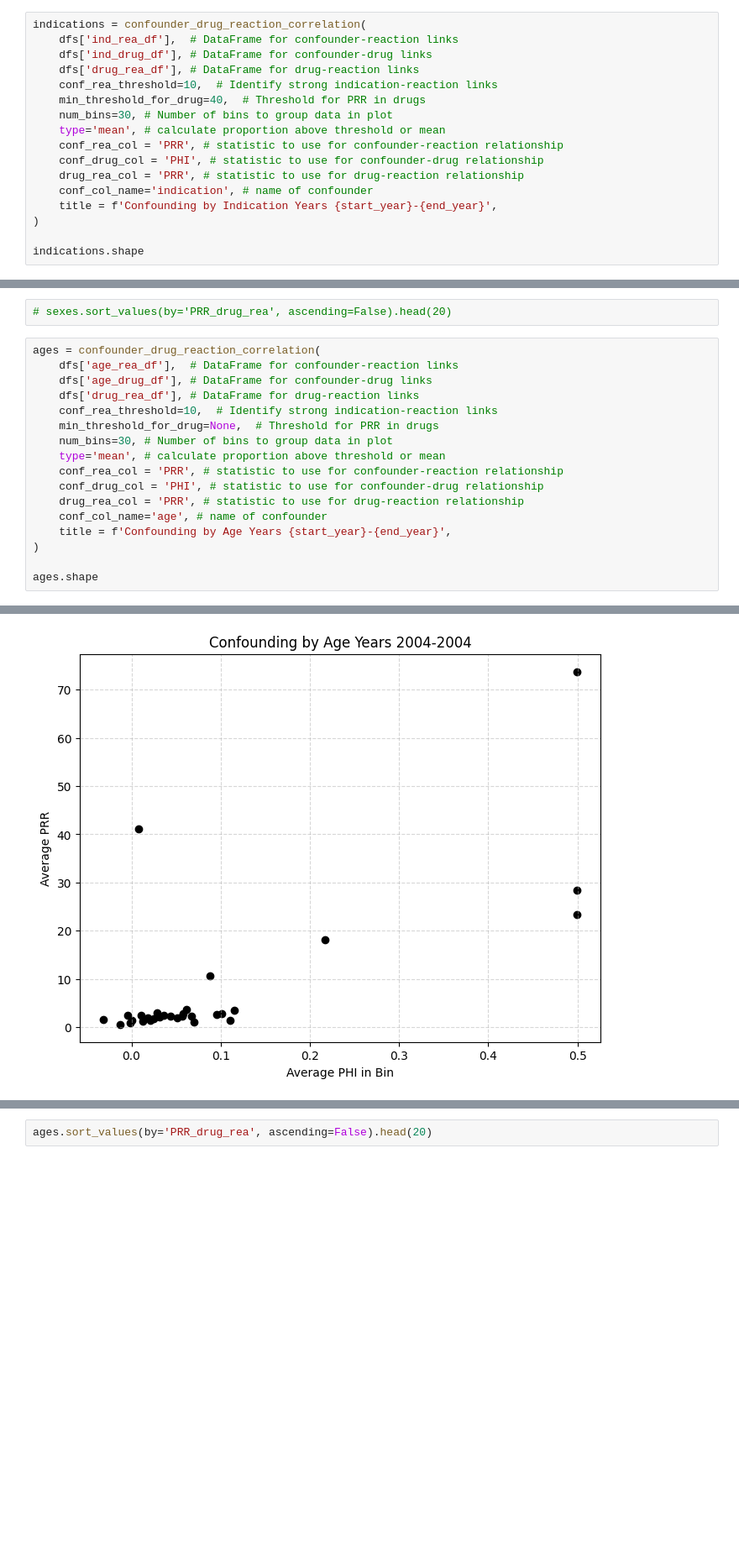
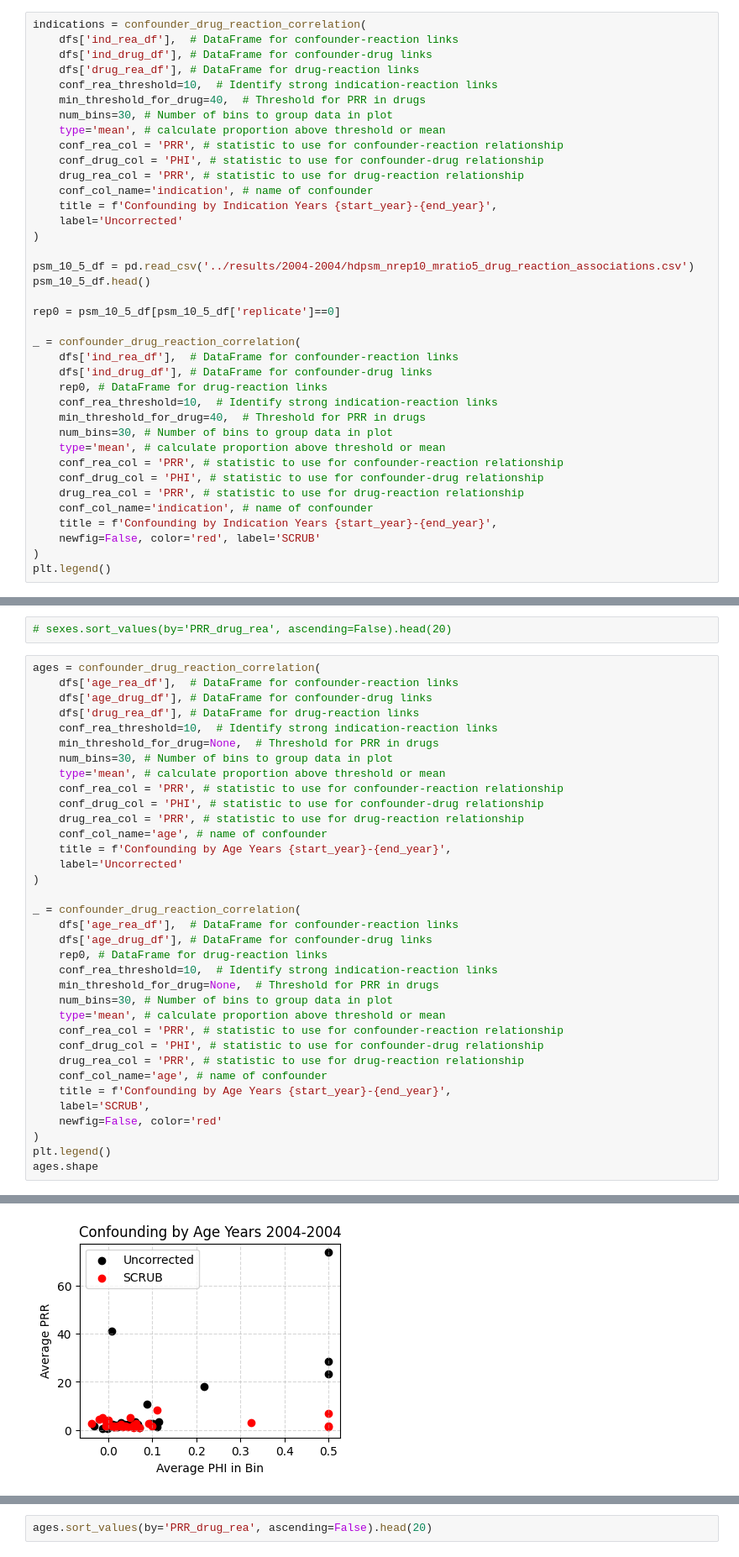
Before and after one commit to tatonetti-lab/offsides, a Jupyter notebook: notebooks/biased_by_confounders.ipynb, the cells around one changed output, grey strips where cells are left out. Shown at 84% size. Cells and saved outputs as stored; diff of their text form; blank space fills up the shorter version.

Commit message:
estimated stats based on PSM, demosntrate that it corrects for confounding

```diff
--- a/notebooks/biased_by_confounders.ipynb
+++ b/notebooks/biased_by_confounders.ipynb
@@ -148,7 +149,28 @@ indications = confounder_drug_reaction_correlation(
     drug_rea_col = 'PRR', # statistic to use for drug-reaction relationship
     conf_col_name='indication', # name of confounder
     title = f'Confounding by Indication Years {start_year}-{end_year}',
+    label='Uncorrected'
 )
 
-indications.shape
+psm_10_5_df = pd.read_csv('../results/2004-2004/hdpsm_nrep10_mratio5_drug_reaction_associations.csv')
+psm_10_5_df.head()
+
+rep0 = psm_10_5_df[psm_10_5_df['replicate']==0]
+
+_ = confounder_drug_reaction_correlation(
+    dfs['ind_rea_df'],  # DataFrame for confounder-reaction links
+    dfs['ind_drug_df'], # DataFrame for confounder-drug links
+    rep0, # DataFrame for drug-reaction links
+    conf_rea_threshold=10,  # Identify strong indication-reaction links
+    min_threshold_for_drug=40,  # Threshold for PRR in drugs
+    num_bins=30, # Number of bins to group data in plot
+    type='mean', # calculate proportion above threshold or mean
+    conf_rea_col = 'PRR', # statistic to use for confounder-reaction relationship
+    conf_drug_col = 'PHI', # statistic to use for confounder-drug relationship
+    drug_rea_col = 'PRR', # statistic to use for drug-reaction relationship
+    conf_col_name='indication', # name of confounder
+    title = f'Confounding by Indication Years {start_year}-{end_year}',
+    newfig=False, color='red', label='SCRUB'
+)
+plt.legend()
 # %% [output]
@@ -253,7 +309,25 @@ ages = confounder_drug_reaction_correlation(
     drug_rea_col = 'PRR', # statistic to use for drug-reaction relationship
     conf_col_name='age', # name of confounder
     title = f'Confounding by Age Years {start_year}-{end_year}',
+    label='Uncorrected'
 )
 
+_ = confounder_drug_reaction_correlation(
+    dfs['age_rea_df'],  # DataFrame for confounder-reaction links
+    dfs['age_drug_df'], # DataFrame for confounder-drug links
+    rep0, # DataFrame for drug-reaction links
+    conf_rea_threshold=10,  # Identify strong indication-reaction links
+    min_threshold_for_drug=None,  # Threshold for PRR in drugs
+    num_bins=30, # Number of bins to group data in plot
+    type='mean', # calculate proportion above threshold or mean
+    conf_rea_col = 'PRR', # statistic to use for confounder-reaction relationship
+    conf_drug_col = 'PHI', # statistic to use for confounder-drug relationship
+    drug_rea_col = 'PRR', # statistic to use for drug-reaction relationship
+    conf_col_name='age', # name of confounder
+    title = f'Confounding by Age Years {start_year}-{end_year}',
+    label='SCRUB',
+    newfig=False, color='red'
+)
+plt.legend()
 ages.shape
 # %% [output]
@@ -260 +335 @@ ages.shape
-[figure, old version]
+[figure, new version]
```
Also changed, not shown: parts of 5 cells of this notebook, 1 other file.
